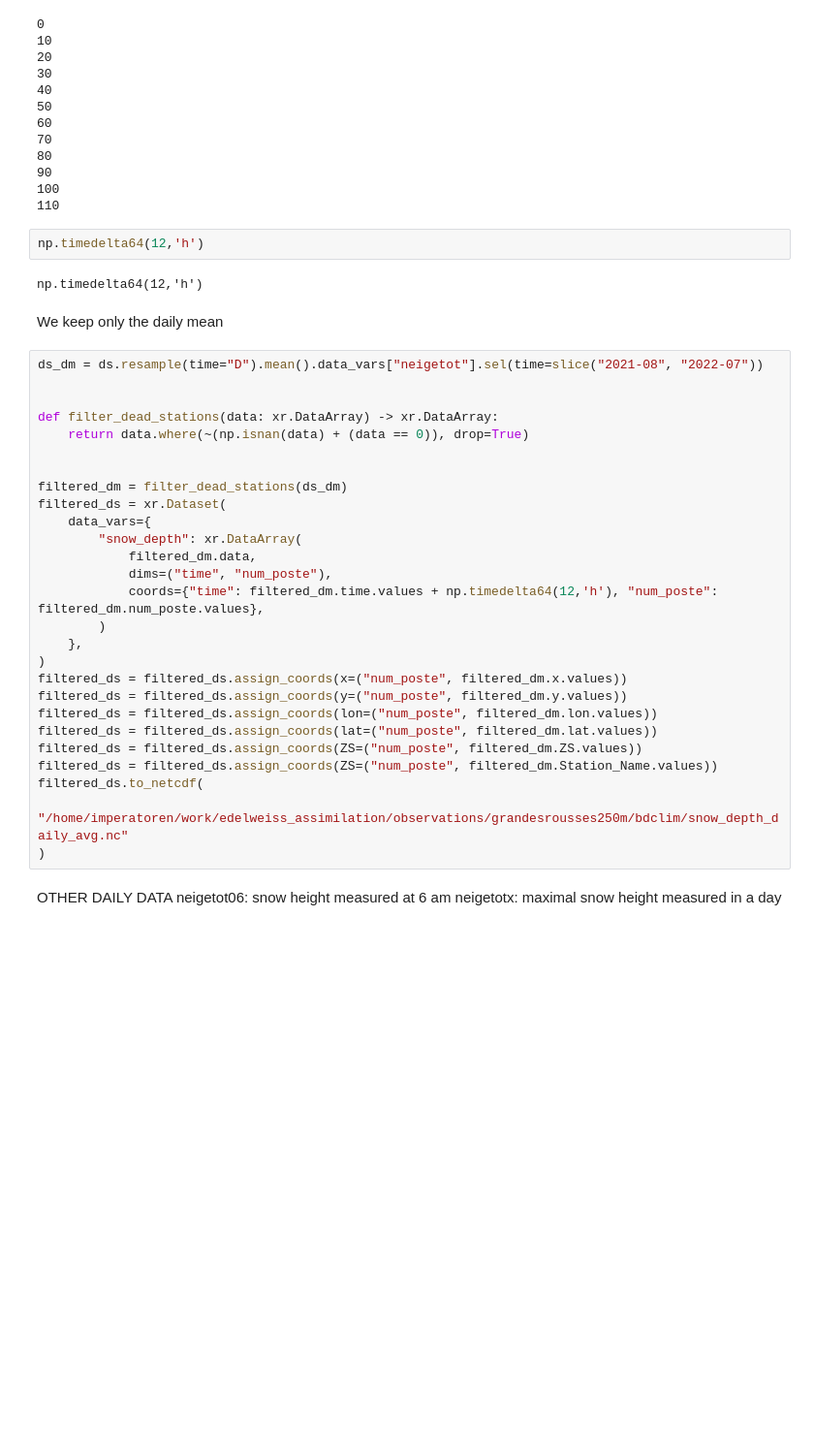
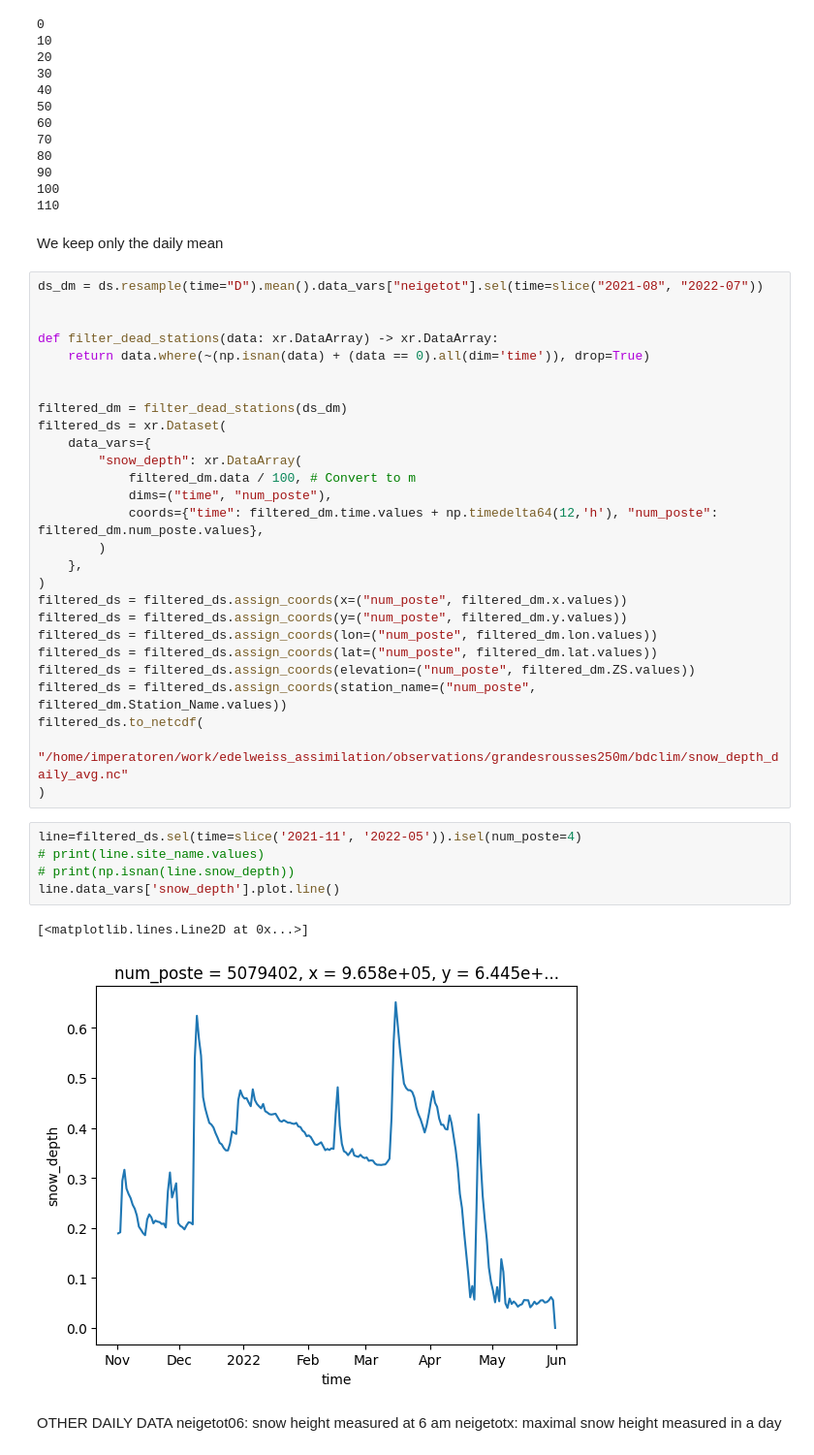
Before and after one commit to nicolaimpe/edelassim, a Jupyter notebook: notebooks/download_bdclim.ipynb, the cells around one changed output. Shown at 97% size. Saved outputs shown, nothing was run; the diff lists cells and outputs as text; blank space fills up the shorter version.

Commit message:
Refacto of day sites plots

```diff
--- a/notebooks/download_bdclim.ipynb
+++ b/notebooks/download_bdclim.ipynb
@@ -153,10 +133,6 @@ ds = ds.rename(
 90
 100
 110
-# %%
-np.timedelta64(12,'h')
-# %% [output]
-np.timedelta64(12,'h')
 # %% [markdown]
 We keep only the daily mean
 # %%
@@ -164,14 +140,14 @@ ds_dm = ds.resample(time="D").mean().data_vars["neigetot"].sel(time=slice("2021-
 
 
 def filter_dead_stations(data: xr.DataArray) -> xr.DataArray:
-    return data.where(~(np.isnan(data) + (data == 0)), drop=True)
+    return data.where(~(np.isnan(data) + (data == 0).all(dim='time')), drop=True)
 
 
 filtered_dm = filter_dead_stations(ds_dm)
 filtered_ds = xr.Dataset(
     data_vars={
         "snow_depth": xr.DataArray(
-            filtered_dm.data,
+            filtered_dm.data / 100, # Convert to m
             dims=("time", "num_poste"),
             coords={"time": filtered_dm.time.values + np.timedelta64(12,'h'), "num_poste": filtered_dm.num_poste.values},
         )
@@ -181,11 +157,19 @@ filtered_ds = filtered_ds.assign_coords(x=("num_poste", filtered_dm.x.values))
 filtered_ds = filtered_ds.assign_coords(y=("num_poste", filtered_dm.y.values))
 filtered_ds = filtered_ds.assign_coords(lon=("num_poste", filtered_dm.lon.values))
 filtered_ds = filtered_ds.assign_coords(lat=("num_poste", filtered_dm.lat.values))
-filtered_ds = filtered_ds.assign_coords(ZS=("num_poste", filtered_dm.ZS.values))
-filtered_ds = filtered_ds.assign_coords(ZS=("num_poste", filtered_dm.Station_Name.values))
+filtered_ds = filtered_ds.assign_coords(elevation=("num_poste", filtered_dm.ZS.values))
+filtered_ds = filtered_ds.assign_coords(station_name=("num_poste", filtered_dm.Station_Name.values))
 filtered_ds.to_netcdf(
     "/home/imperatoren/work/edelweiss_assimilation/observations/grandesrousses250m/bdclim/snow_depth_daily_avg.nc"
 )
+# %%
+line=filtered_ds.sel(time=slice('2021-11', '2022-05')).isel(num_poste=4)
+# print(line.site_name.values)
+# print(np.isnan(line.snow_depth))
+line.data_vars['snow_depth'].plot.line()
+# %% [output]
+[<matplotlib.lines.Line2D at 0x...>]
+[figure, added]
 # %% [markdown]
 OTHER DAILY DATA
 neigetot06: snow height measured at 6 am
```
Also changed, not shown: parts of 1 cell of this notebook, 12 other files.
